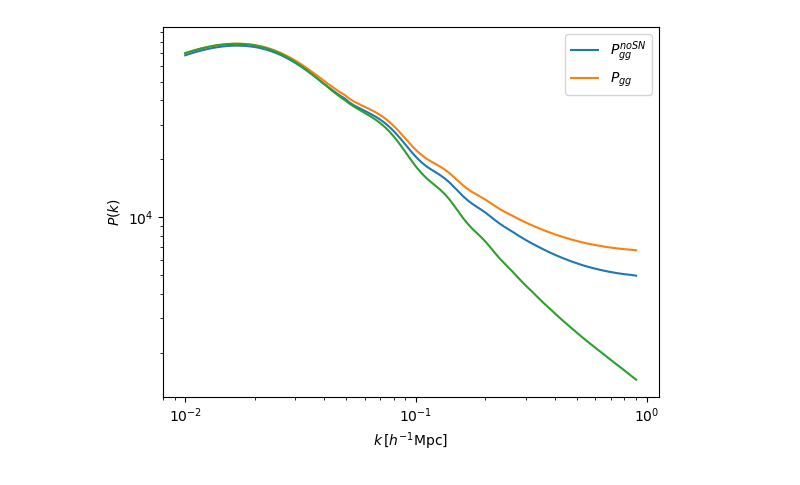
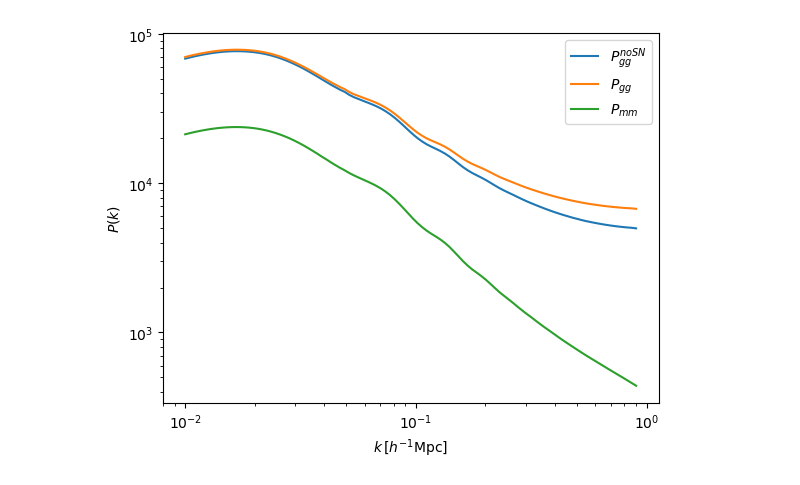
Before and after one commit to Alkistis/code-misc, a Jupyter notebook: HEFT.ipynb, the cells around one changed output. Saved outputs shown, nothing was run; the diff lists cells and outputs as text; code cells hidden in the pictures.

```diff
--- a/HEFT.ipynb
+++ b/HEFT.ipynb
@@ -39,16 +39,16 @@ import matplotlib.pyplot as plt
 # %%
 #plt.loglog(k, P_mm)
 #plt.loglog(k, P_gm)
 plt.loglog(k, P_gg_noSN)
 plt.loglog(k, P_gg)
-plt.loglog(k, 5.33*bvec[0]**2*P_mm[0])
+plt.loglog(k, P_mm[0])
 
 #plt.loglog(k,P_gg_noSN + P_SN)
 
 plt.xlabel(r'$k\, [h^{-1} \rm Mpc]$')
 plt.ylabel(r'$P(k)$')
-plt.legend([r'$P^{noSN}_{gg}$', r'$P_{gg}$'])
+plt.legend([r'$P^{noSN}_{gg}$', r'$P_{gg}$', r'$P_{mm}$'])
 
 plt.show()
 # %% [output]
-[figure, old version]
+[figure, new version]
```
